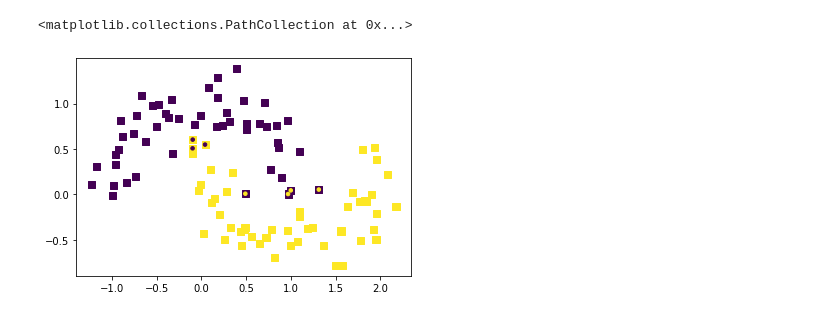
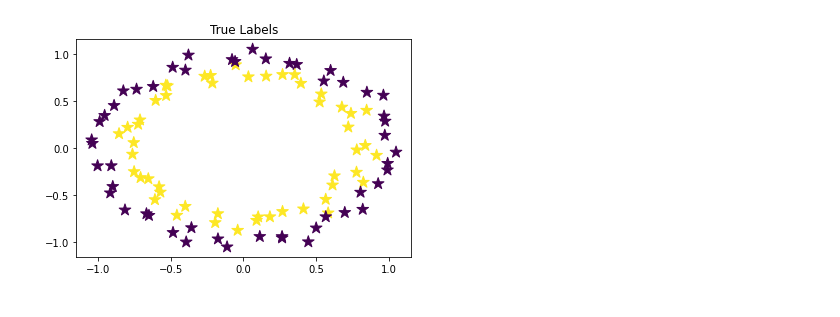
Before and after one commit to msparsh/ml-algorithms, a Jupyter notebook: notebooks/logistic_regression.ipynb, the cells around one changed output. Saved outputs shown, nothing was run; the diff lists cells and outputs as text; code cells hidden in the pictures.

```diff
--- a/notebooks/logistic_regression.ipynb
+++ b/notebooks/logistic_regression.ipynb
@@ -219,7 +166,10 @@ Iteration: 900 Cost: 0.15327098926556854 vCost: 0.1397711430555111 f1: 0.92857 v
-# %%
-y_ = m.predict(X_p, W, b)
-plt.scatter(X[:,0], X[:,1], c=y, marker=",", s=50)
-plt.scatter(X[:,0], X[:,1], c=y_, marker=".", s=50)
-# %% [output]
-<matplotlib.collections.PathCollection at 0x...>
-[figure, removed]
+# %%
+X,y = make_circles(100,noise=0.05)
+a = X[:,0]
+b = X[:,1]
+plt.title("True Labels")
+plt.scatter(a, b, c=y, marker="*", s=150)
+
+X_p = np.c_[a, b, a**2, a*b, b**2] # degree 2
+# %% [output]
+[figure, added]
```
Also changed, not shown: parts of 27 cells of this notebook.
